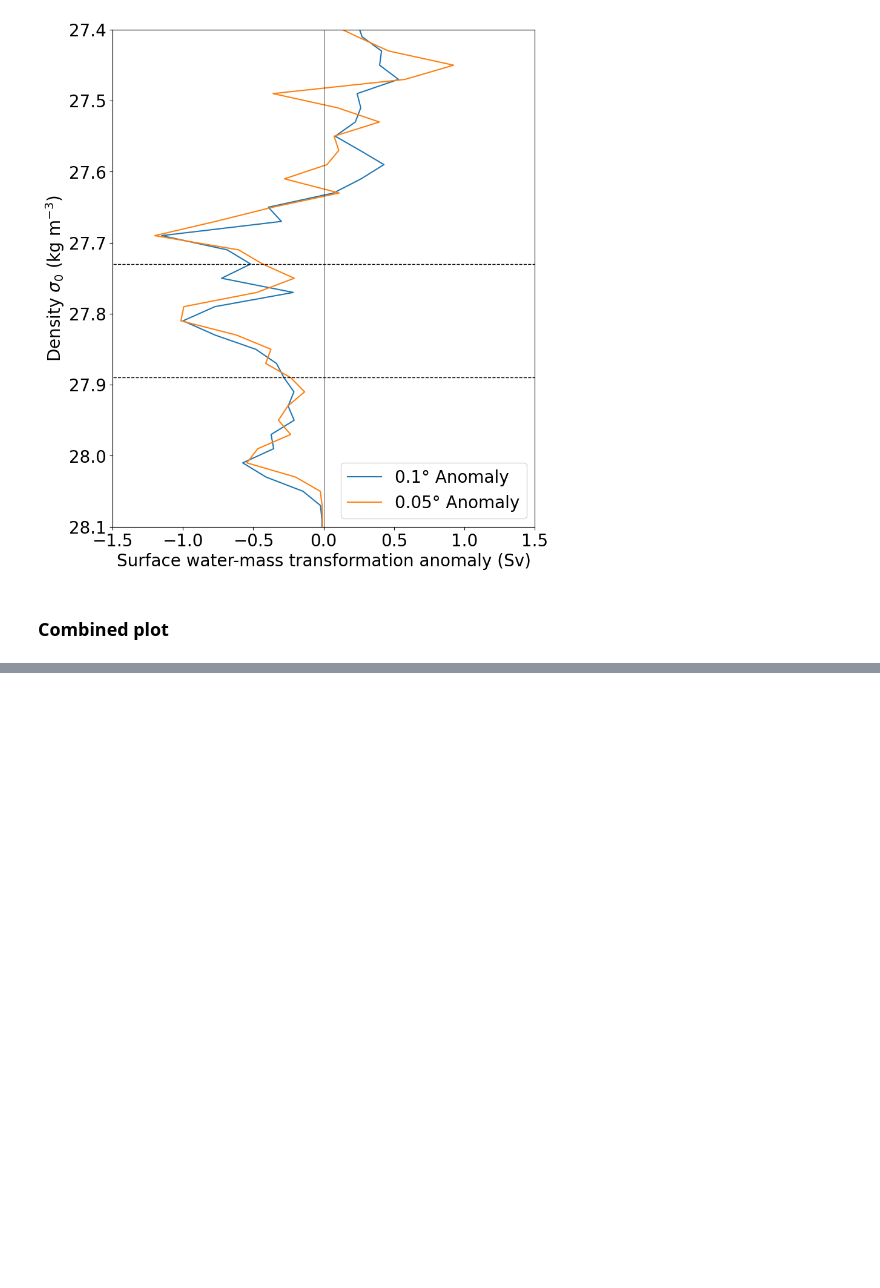
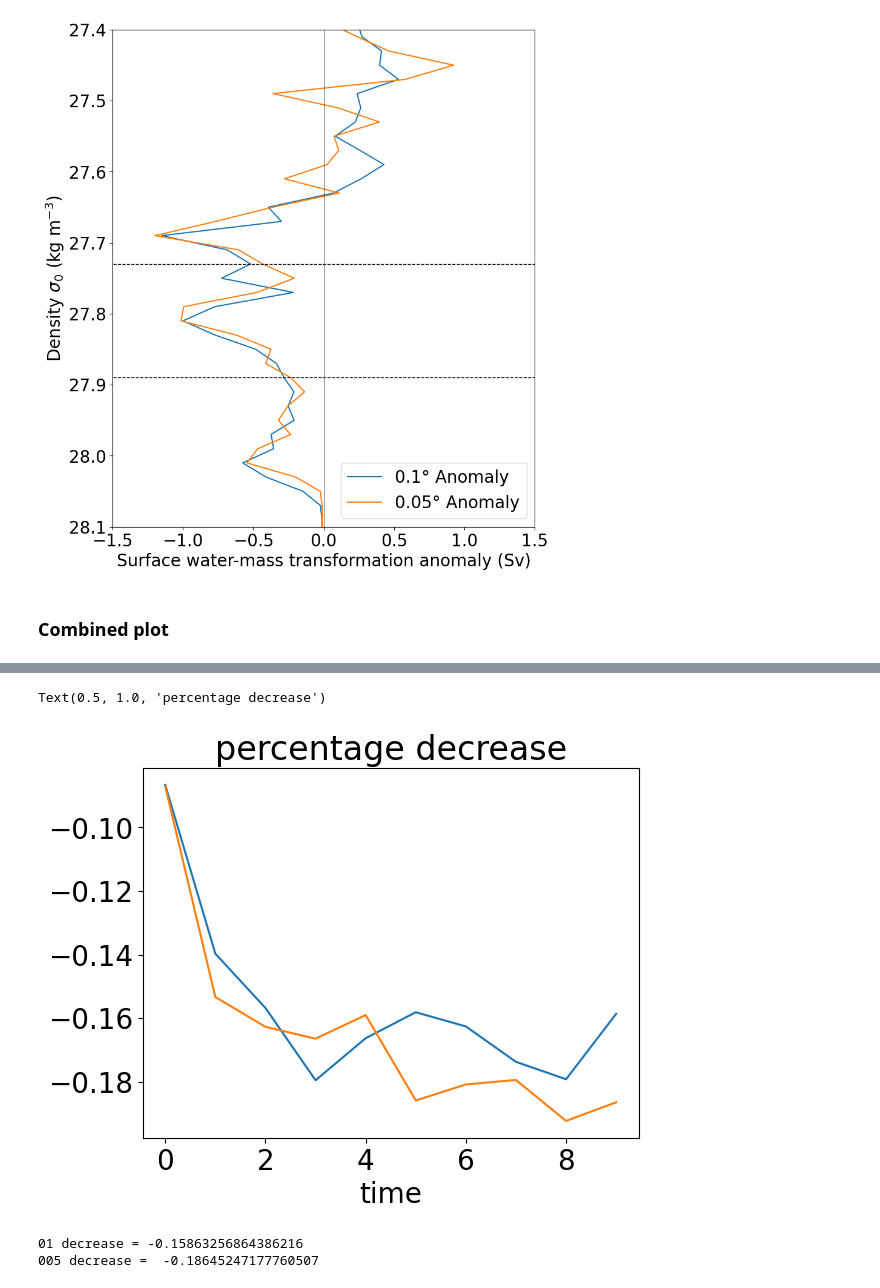
Before and after one commit to adele-morrison/panan-meltwater, a Jupyter notebook: notebooks/bottom_water_analysis/SWMT_shelf_PanAns.ipynb, the cells around one changed output, grey strips where cells are left out. Drawn from its saved outputs; the diff is of its cells as text; code cells hidden in the pictures; blank space fills up the shorter version.

```diff
--- a/notebooks/bottom_water_analysis/SWMT_shelf_PanAns.ipynb
+++ b/notebooks/bottom_water_analysis/SWMT_shelf_PanAns.ipynb
@@ -238,0 +278,15 @@ fig.savefig("/g/data/g40/kc5856/thesis_figures/resolution_SWMT_shelf.png", dpi=3
+# %%
+# Check percentage decrease
+((pan01_M - pan01_C)/pan01_C).plot()
+((pan005_M - pan005_C)/pan005_C).plot()
+plt.title("percentage decrease")
+# %% [output]
+Text(0.5, 1.0, 'percentage decrease')
+[figure, added]
+# %%
+# Check percentage decrease
+print("01 decrease =", ((pan01_M - pan01_C)/pan01_C)[9],
+      "\n005 decrease = ", ((pan005_M - pan005_C)/pan005_C)[9])
+# %% [output]
+01 decrease = -0.15863256864386216
+005 decrease =  -0.18645247177760507
```
Also changed, not shown: parts of 5 cells of this notebook, 7 other files.
